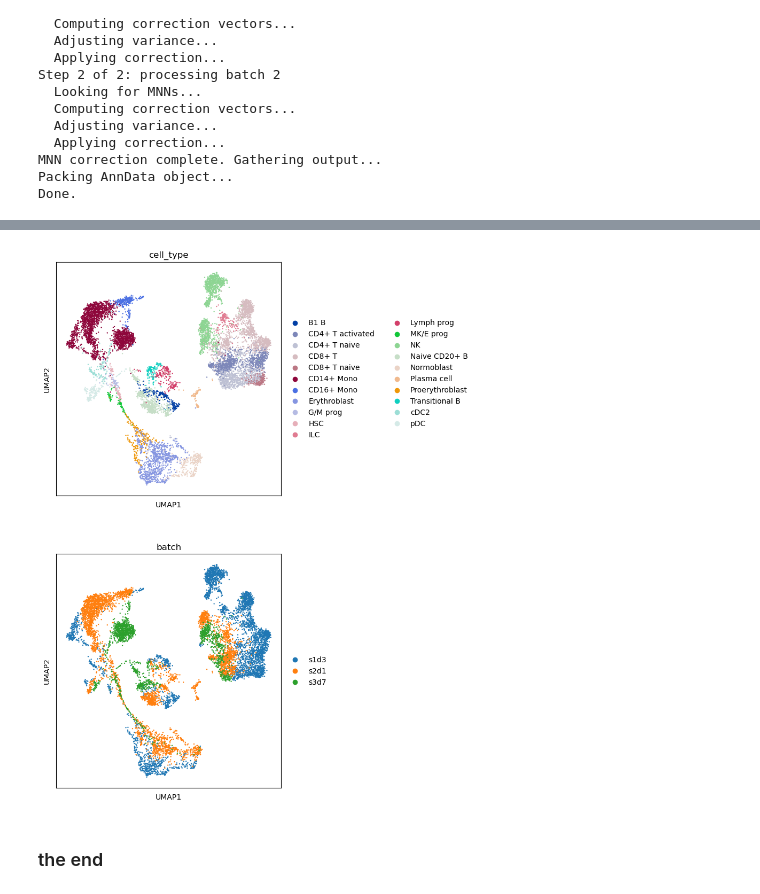
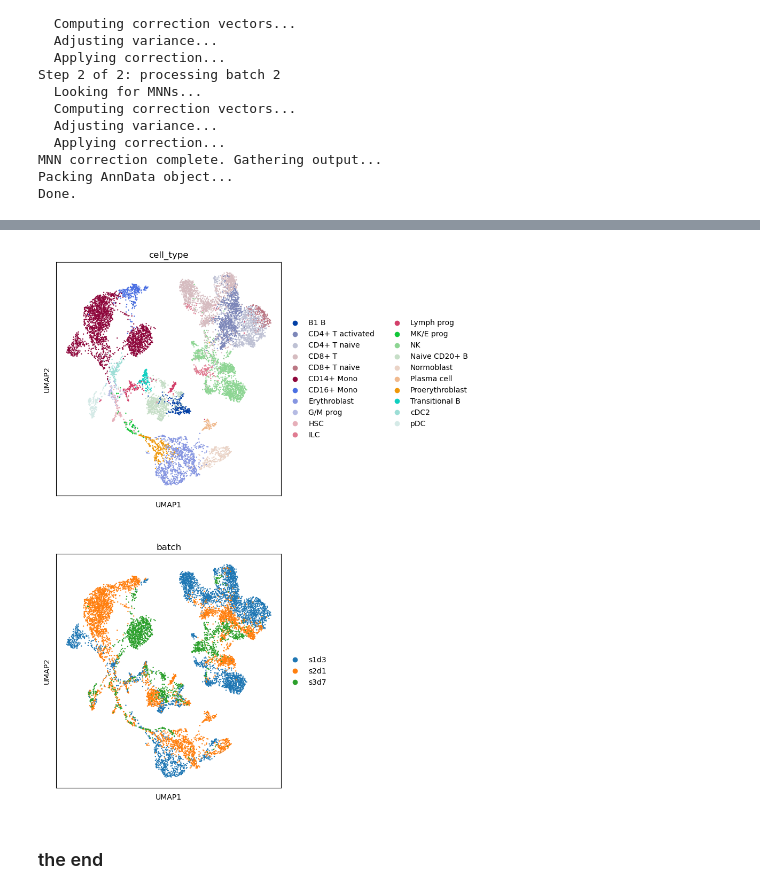
Before and after one commit to Functional-Genomics/scrnaseq_python_2023, a Jupyter notebook: practicals/practicals_03.ipynb, the cells around one changed output, grey strips where cells are left out. Drawn from its saved outputs; the diff is of its cells as text; code cells hidden in the pictures.

```diff
--- a/practicals/practicals_03.ipynb
+++ b/practicals/practicals_03.ipynb
@@ -296,4 +313,4 @@ batches
 # %%
 # split the raw counts based on batch
 
-adata_list = [ adata_new[adata_new.obs[batch_key] == batch].copy() for batch in batches]
+adata_list = [ adata_mnn[adata_mnn.obs[batch_key] == batch].copy() for batch in batches]
@@ -300,7 +338,9 @@ adata_list = [ adata_new[adata_new.obs[batch_key] == batch].copy() for batch in
 # %%
+sc.pp.highly_variable_genes(
+    adata_mnn, n_top_genes=2000, flavor="cell_ranger", batch_key=batch_key
+)
 # use batch-aware hvgs to aid MNN correction
-
-hvg = adata.var.loc[adata.var.highly_variable].index.values
+hvg = adata_mnn.var.loc[adata_mnn.var.highly_variable].index.values
 # %%
 # run mnn_correct from mnnpy
 # this takes ~2 mins
@@ -324,5 +363,4 @@ Packing AnnData object...
 Done.
 # %%
 # get corrected counts as a concatenated anndata file
-
-adata_mnnpy = corrected[0]
+adata_mnn_corrected = corrected[0]
@@ -329,13 +375,14 @@ adata_mnnpy = corrected[0]
 # %%
 # now analyse the corrected counts as they are log1p normalized counts
 
-adata_mnnpy_hvg = adata_mnnpy[:, hvg]
-sc.pp.scale(adata_mnnpy_hvg)
-sc.pp.neighbors(adata_mnnpy_hvg)
-sc.tl.umap(adata_mnnpy_hvg)
+adata_mnn_corrected = adata_mnn_corrected[:, hvg]
+sc.pp.scale(adata_mnn_corrected)
+sc.tl.pca(adata_mnn_corrected, svd_solver='arpack')
+sc.pp.neighbors(adata_mnn_corrected,  n_neighbors=10, n_pcs=40)
+sc.tl.umap(adata_mnn_corrected)
 # %%
-sc.pl.umap(adata_mnnpy_hvg, color=[label_key, batch_key], ncols=1)
+sc.pl.umap(adata_mnn_corrected, color=[label_key, batch_key], ncols=1)
 # %% [output]
-[figure, old version]
+[figure, new version]
 # %% [markdown]
 ### the end
```
Also changed, not shown: parts of 21 cells of this notebook.
